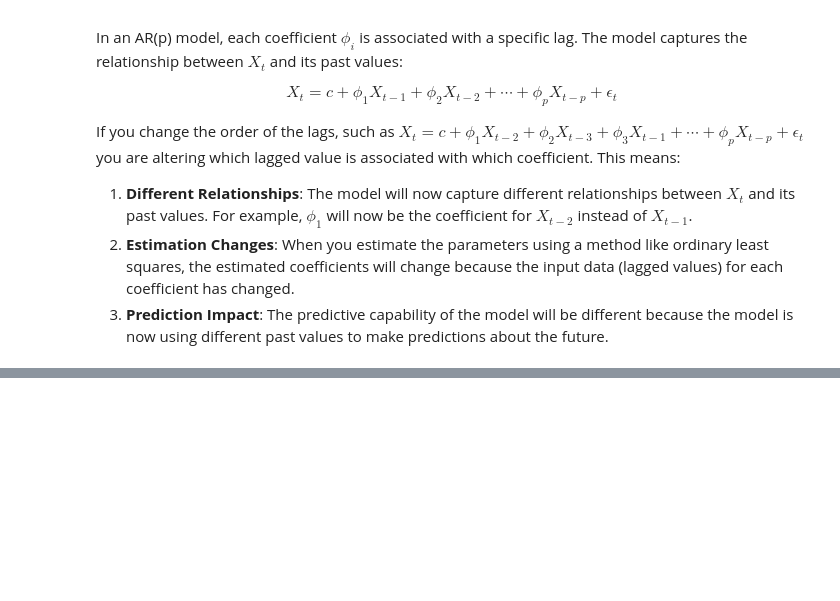
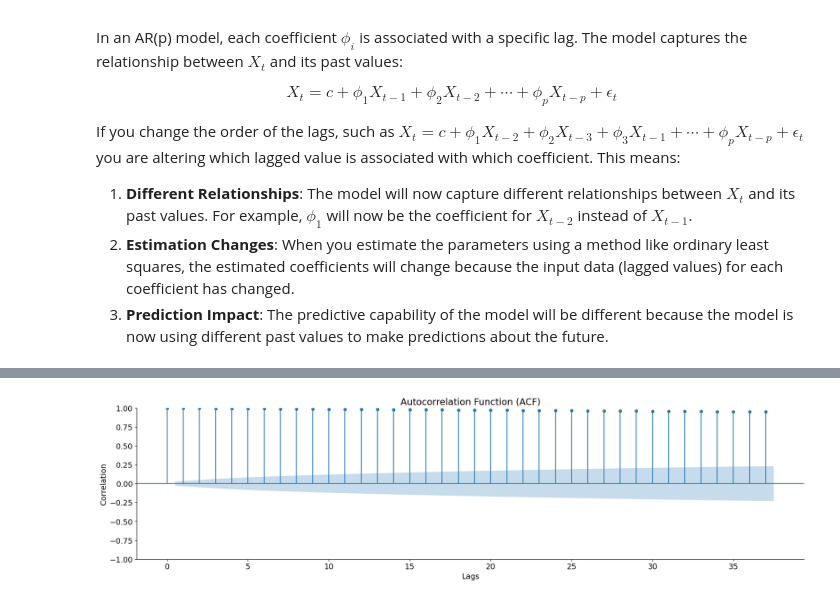
Before and after one commit to dakshbhatnagar/projects, a Jupyter notebook: arima/arima.ipynb, the cells around one changed output, grey strips where cells are left out. Drawn from its saved outputs; the diff is of its cells as text; code cells hidden in the pictures; blank space fills up the shorter version.

```diff
--- a/arima/arima.ipynb
+++ b/arima/arima.ipynb
@@ -252,0 +331,13 @@ If you change the order of the lags, such as $ X_t = c + \phi_1 X_{t-2} + \phi_2
+# %%
+plot_acf(df['Close']) #acf tells q (MA)
+plt.gca().spines['top'].set_visible(False)
+plt.gca().spines['right'].set_visible(False)
+#Rotate the x-tick labels by 45 degrees
+plt.xticks(rotation=0)
+#Set the title, x-axis label, y-axis label, and legend
+plt.xlabel('Lags')
+plt.ylabel('Correlation')
+plt.title('Autocorrelation Function (ACF)')
+plt.show()
+# %% [output]
+[figure, added]
```
Also changed, not shown: parts of 20 cells of this notebook, 1 other file.
